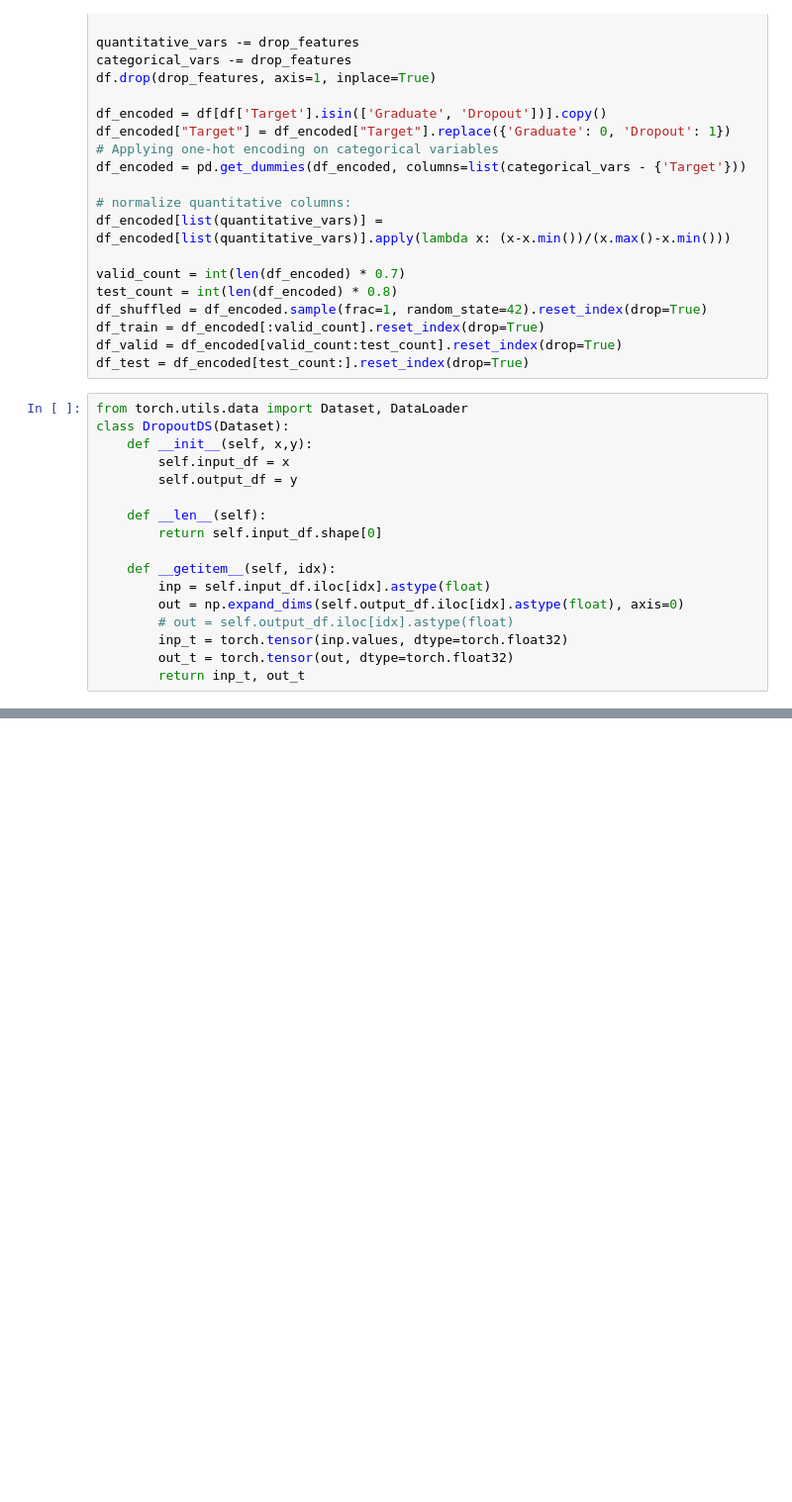
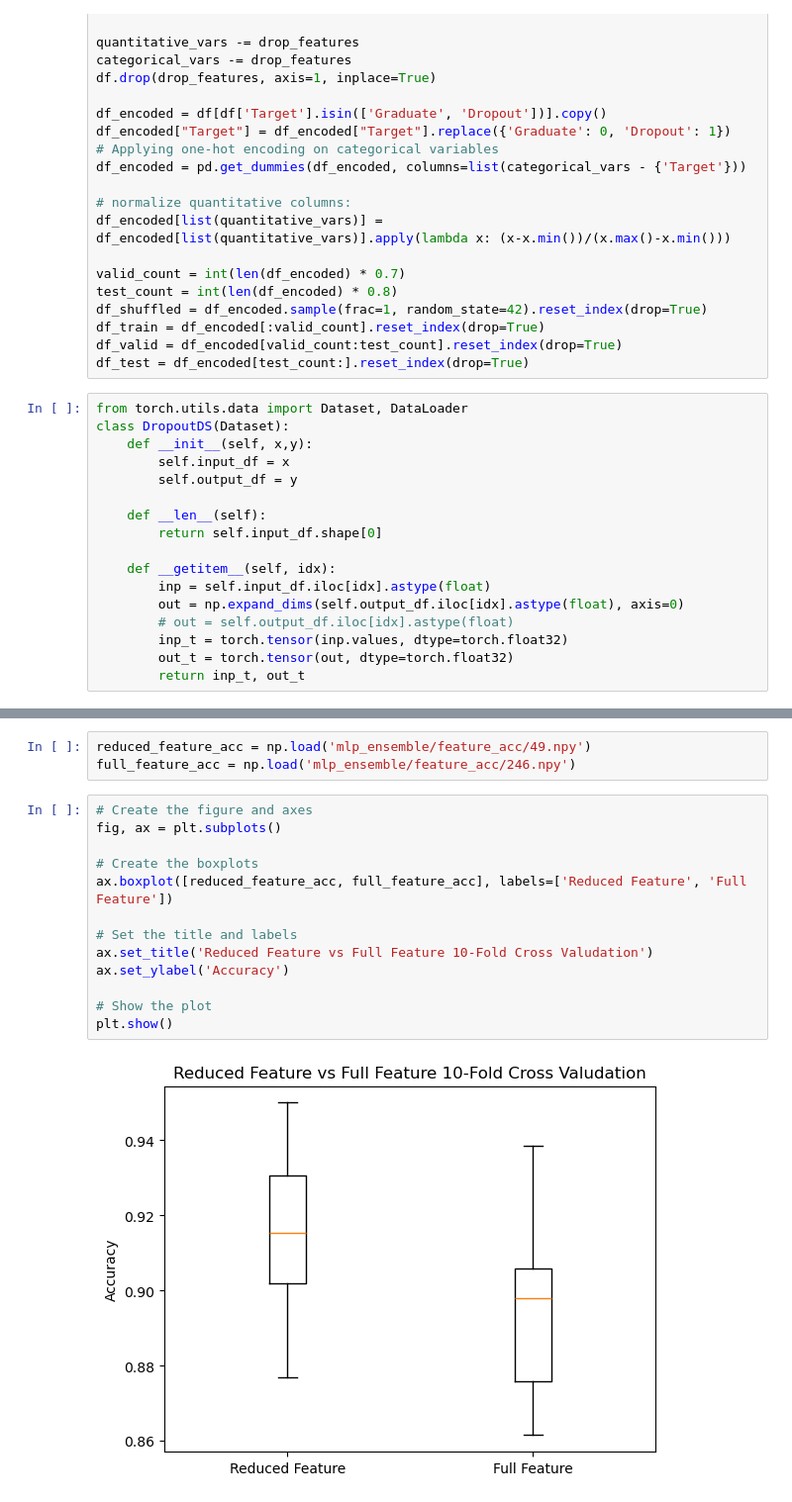
Before and after one commit to Abuynits/cs573_final_proj, a Jupyter notebook: ensemble_mlp.ipynb, the cells around one changed output, grey strips where cells are left out. Shown at 99% size. Drawn from its saved outputs; the diff is of its cells as text; blank space fills up the shorter version.

```diff
--- a/ensemble_mlp.ipynb
+++ b/ensemble_mlp.ipynb
@@ -338,0 +388,18 @@ Ensemble Accuracy: 0.8986
+# %%
+reduced_feature_acc = np.load('mlp_ensemble/feature_acc/49.npy')
+full_feature_acc = np.load('mlp_ensemble/feature_acc/246.npy')
+# %%
+# Create the figure and axes
+fig, ax = plt.subplots()
+
+# Create the boxplots
+ax.boxplot([reduced_feature_acc, full_feature_acc], labels=['Reduced Feature', 'Full Feature'])
+
+# Set the title and labels
+ax.set_title('Reduced Feature vs Full Feature 10-Fold Cross Valudation')
+ax.set_ylabel('Accuracy')
+
+# Show the plot
+plt.show()
+# %% [output]
+[figure, added]
```
Also changed, not shown: parts of 8 cells of this notebook, 18 other files.
